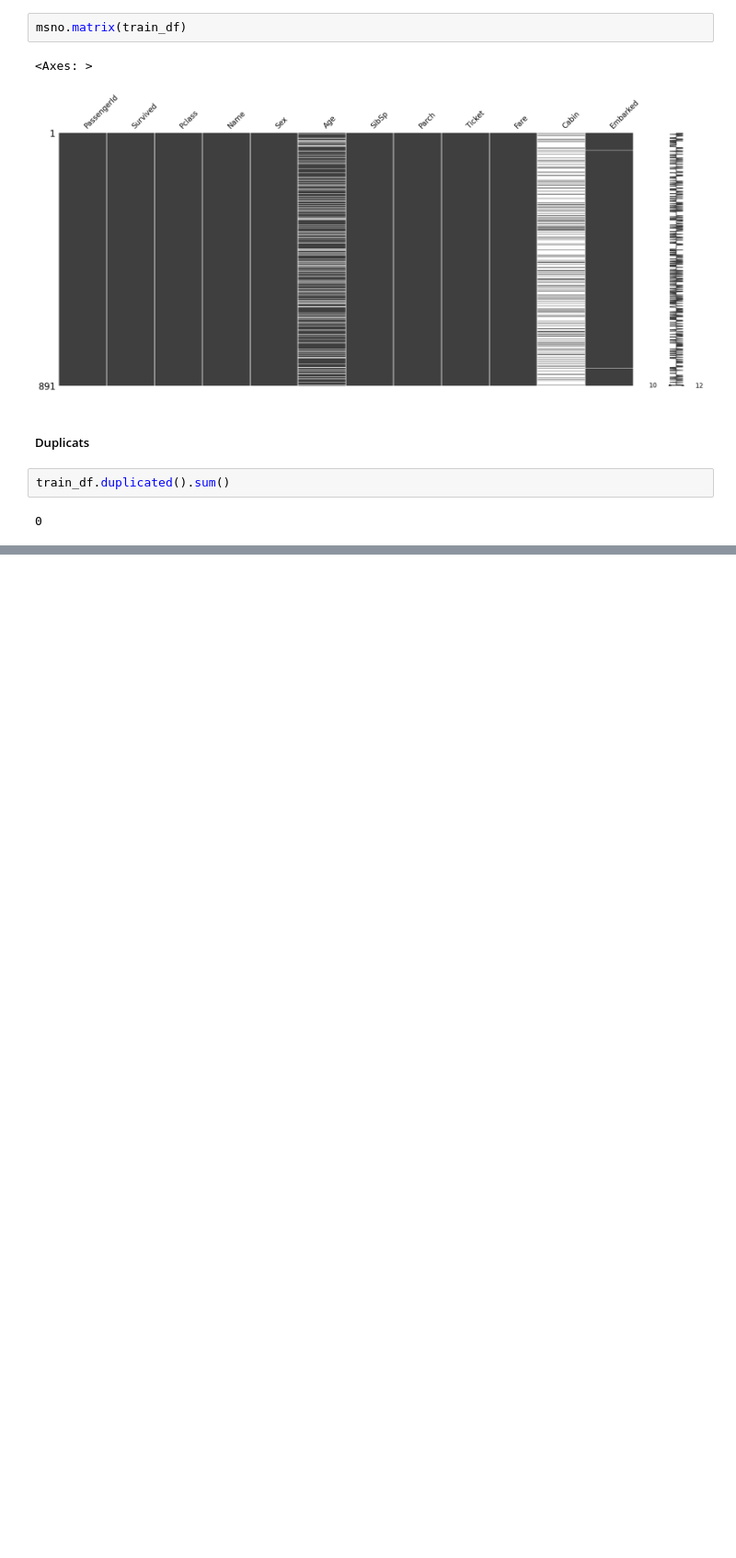
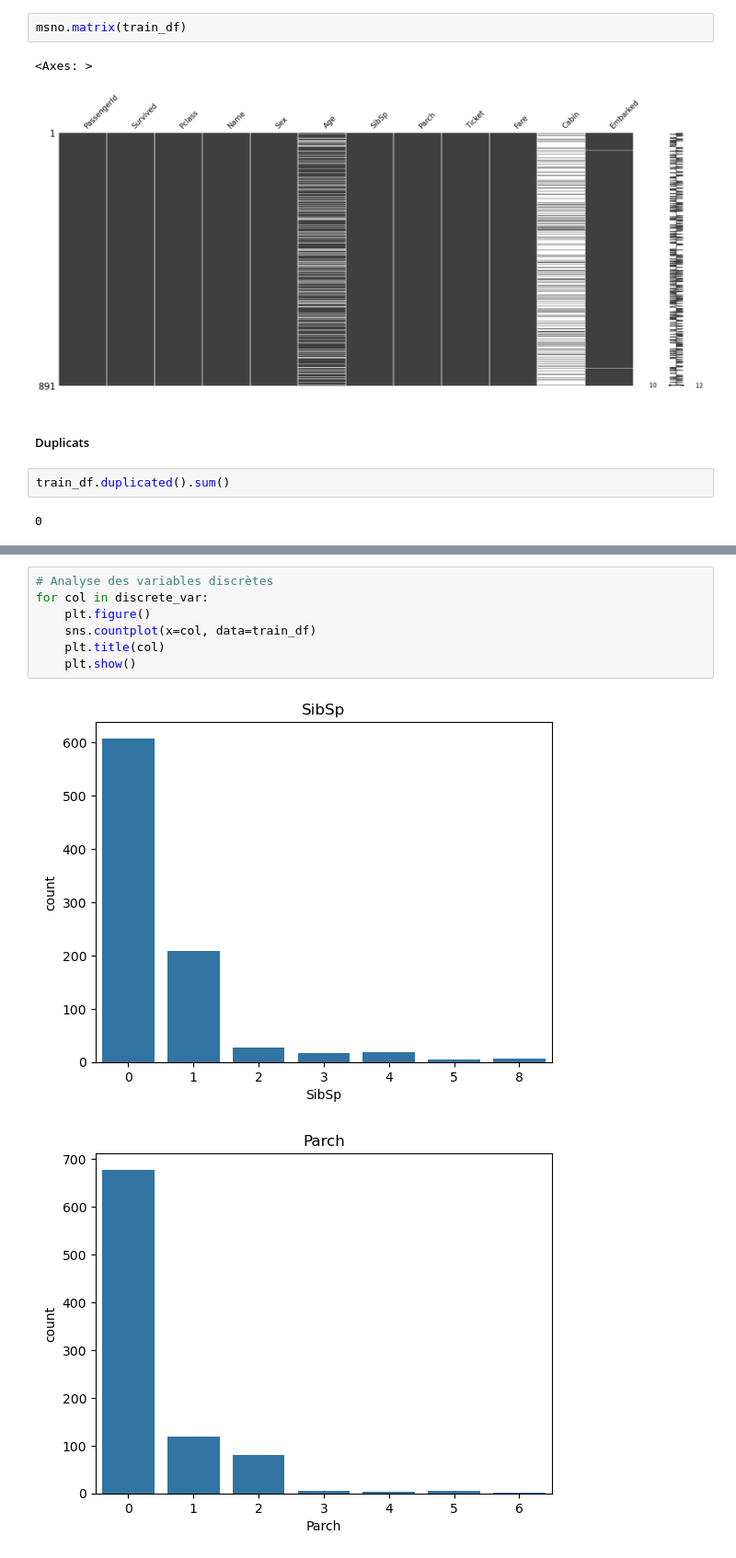
Before and after one commit to Tomefy5/titanic-survival-prediction, a Jupyter notebook: notebooks/01_eda.ipynb, the cells around one changed output, grey strips where cells are left out. Shown at 92% size. Saved outputs shown, nothing was run; the diff lists cells and outputs as text; blank space fills up the shorter version.

Commit message:
analysis of variables meaning

```diff
--- a/notebooks/01_eda.ipynb
+++ b/notebooks/01_eda.ipynb
@@ -119,0 +194,10 @@ train_df.duplicated().sum()
+# %%
+# Analyse des variables discrètes
+for col in discrete_var:
+    plt.figure()
+    sns.countplot(x=col, data=train_df)
+    plt.title(col)
+    plt.show()
+# %% [output]
+[figure, added]
+[figure, added]
```
Also changed, not shown: parts of 45 cells of this notebook, 2 other files.
